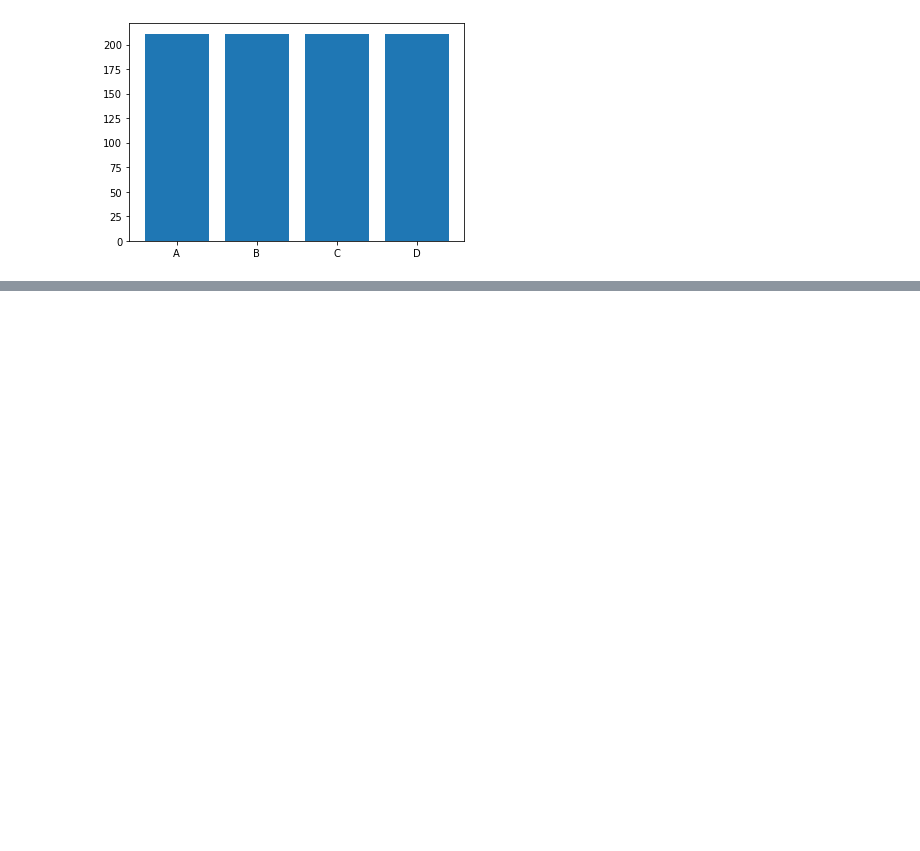
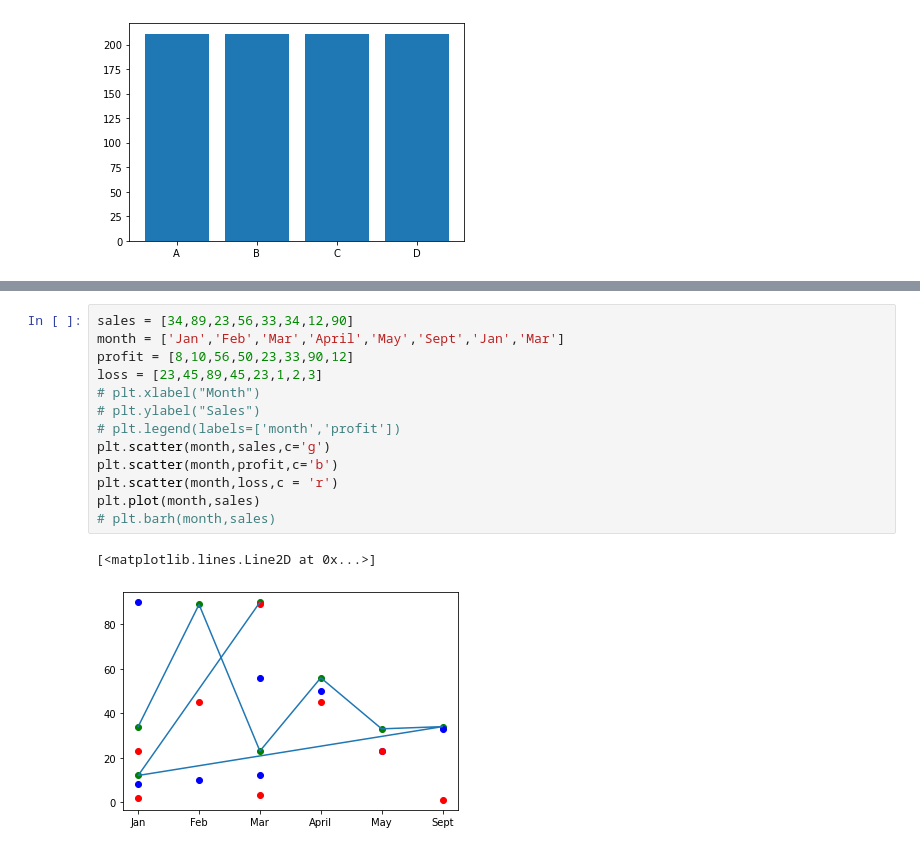
Before and after one commit to ankittrajj/WD_DA_, a Jupyter notebook: Matplotlib.ipynb, the cells around one changed output, grey strips where cells are left out. Saved outputs shown, nothing was run; the diff lists cells and outputs as text; blank space fills up the shorter version.

```diff
--- a/Matplotlib.ipynb
+++ b/Matplotlib.ipynb
@@ -177,0 +199,16 @@ plt.bar(location,a)
+# %%
+sales = [34,89,23,56,33,34,12,90]
+month = ['Jan','Feb','Mar','April','May','Sept','Jan','Mar']
+profit = [8,10,56,50,23,33,90,12]
+loss = [23,45,89,45,23,1,2,3]
+# plt.xlabel("Month")
+# plt.ylabel("Sales")
+# plt.legend(labels=['month','profit'])
+plt.scatter(month,sales,c='g')
+plt.scatter(month,profit,c='b')
+plt.scatter(month,loss,c = 'r')
+plt.plot(month,sales)
+# plt.barh(month,sales)
+# %% [output]
+[<matplotlib.lines.Line2D at 0x...>]
+[figure, added]
```
Also changed, not shown: parts of 4 cells of this notebook.
